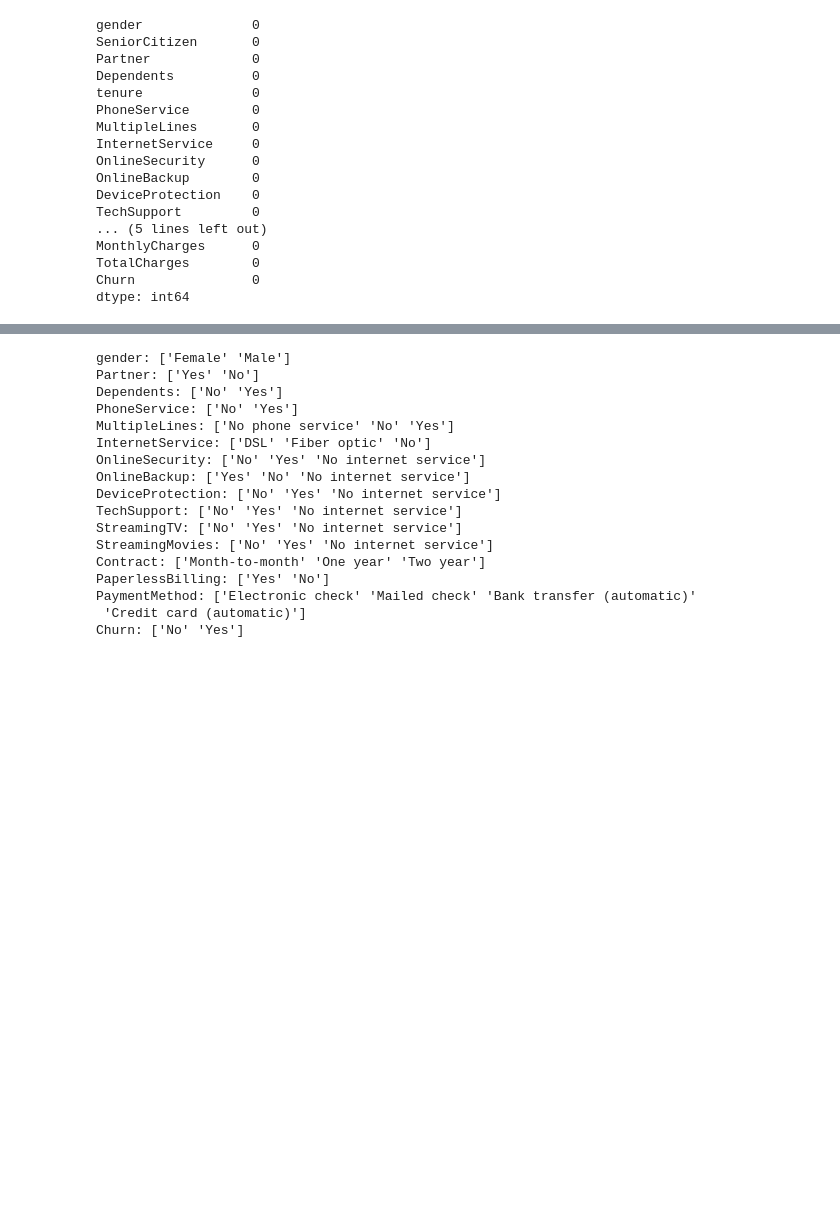
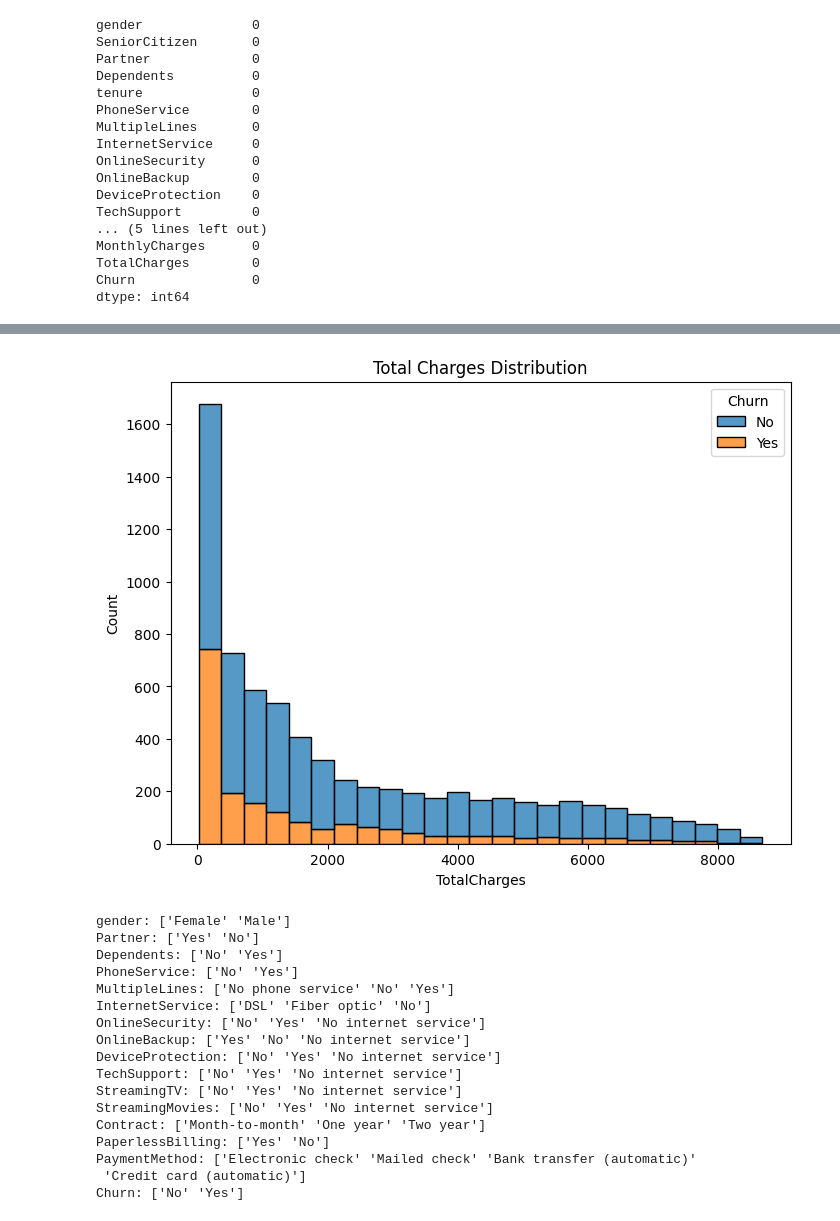
Before and after one commit to itssingh14/customer_churn_prediction, a Jupyter notebook: notebook.ipynb, the cells around one changed output, grey strips where cells are left out. Saved outputs shown, nothing was run; the diff lists cells and outputs as text; code cells hidden in the pictures; blank space fills up the shorter version.

```diff
--- a/notebook.ipynb
+++ b/notebook.ipynb
@@ -66,3 +107,10 @@ for i in dataset.columns:
+# %%
+plt.figure(figsize=(8, 6))
+sns.histplot(data=dataset, x='TotalCharges', hue='Churn', multiple='stack')
+plt.title('Total Charges Distribution')
+plt.show()
+# %% [output]
+[figure, added]
 # %%
 for col in categorical_columns:
     print(f'{col}: {dataset[col].unique()}')
```
Also changed, not shown: parts of 31 cells of this notebook, 6 other files.
